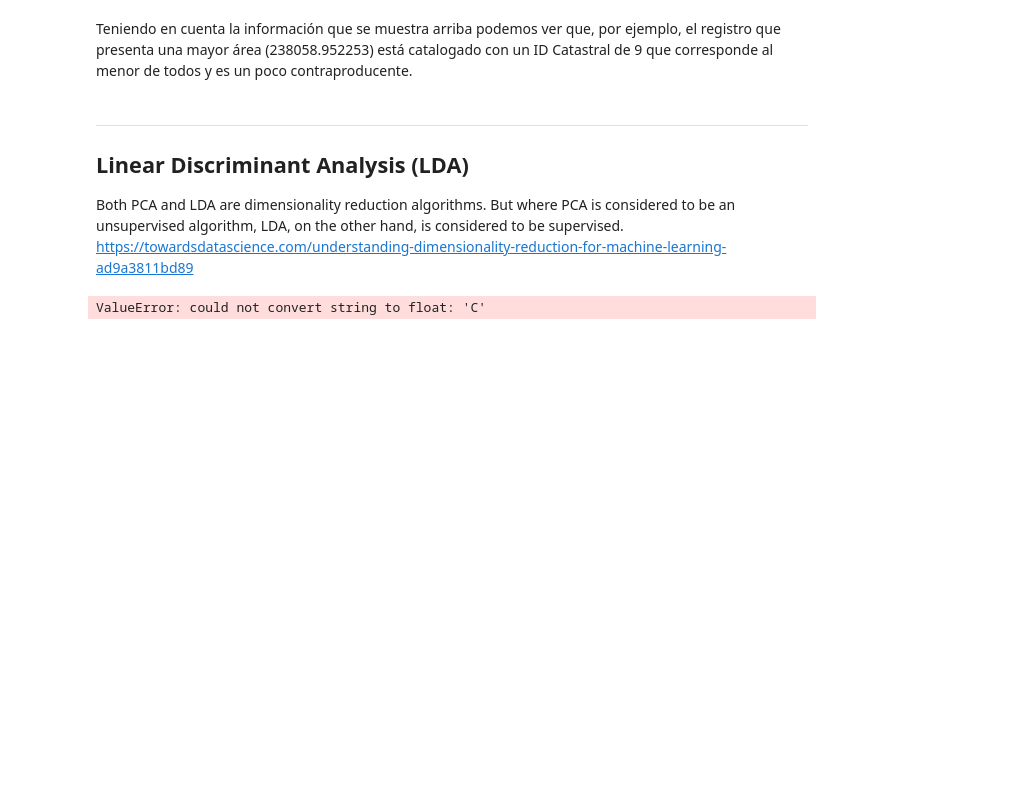
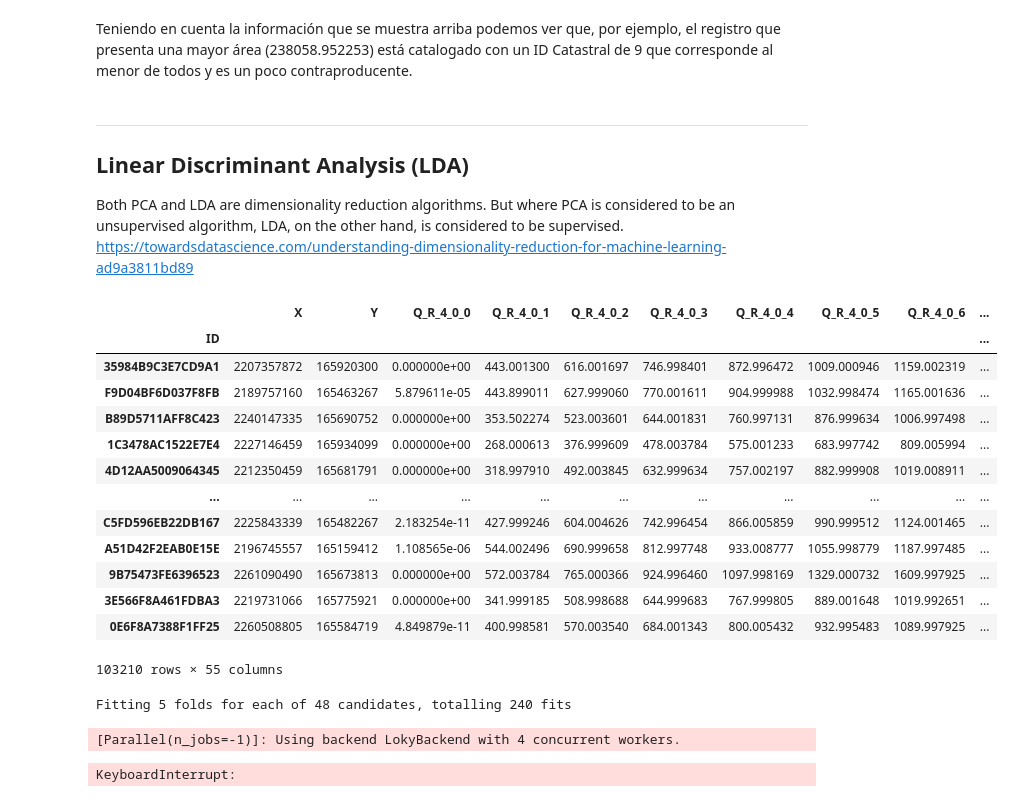
Before and after one commit to cifucg/minsait_land_classification, a Jupyter notebook: Analisis_exploratorio.ipynb, the cells around one changed output. Drawn from its saved outputs; the diff is of its cells as text; code cells hidden in the pictures; blank space fills up the shorter version.

```diff
--- a/Analisis_exploratorio.ipynb
+++ b/Analisis_exploratorio.ipynb
@@ -491,4 +504,7 @@ https://towardsdatascience.com/understanding-dimensionality-reduction-for-machin
 # %%
 from sklearn.preprocessing import StandardScaler
 from sklearn.discriminant_analysis import LinearDiscriminantAnalysis
+# %%
+df_minsait_copy = df_minsait.copy().dropna()
+df_minsait_copy.dropna(inplace=True)
 # %%
@@ -497,5 +517,26 @@ y = df_minsait['CLASE']
+# %%
+def process_cadastral_quality(df):
+    dic = {'A': '-2', 'B': '-1', 'C': '0', np.NaN: '10'}
+    df['CADASTRALQUALITYID'] = df['CADASTRALQUALITYID'].apply(lambda x: dic[x] if x in ['A', 'B', 'C', np.NaN] else x)
+    df['CADASTRALQUALITYID'] = df['CADASTRALQUALITYID'].astype(int)
+    return df
+process_cadastral_quality(df_minsait_copy)
+# %% [output]
+|  | X | Y | Q_R_4_0_0 | Q_R_4_0_1 | Q_R_4_0_2 | Q_R_4_0_3 | Q_R_4_0_4 | Q_R_4_0_5 | Q_R_4_0_6 | ... |
+| ID |  |  |  |  |  |  |  |  |  | ... |
+| 35984B9C3E7CD9A1 | 2207357872 | 165920300 | 0.000000e+00 | 443.001300 | 616.001697 | 746.998401 | 872.996472 | 1009.000946 | 1159.002319 | ... |
+| F9D04BF6D037F8FB | 2189757160 | 165463267 | 5.879611e-05 | 443.899011 | 627.999060 | 770.001611 | 904.999988 | 1032.998474 | 1165.001636 | ... |
+| B89D5711AFF8C423 | 2240147335 | 165690752 | 0.000000e+00 | 353.502274 | 523.003601 | 644.001831 | 760.997131 | 876.999634 | 1006.997498 | ... |
+| 1C3478AC1522E7E4 | 2227146459 | 165934099 | 0.000000e+00 | 268.000613 | 376.999609 | 478.003784 | 575.001233 | 683.997742 | 809.005994 | ... |
+| 4D12AA5009064345 | 2212350459 | 165681791 | 0.000000e+00 | 318.997910 | 492.003845 | 632.999634 | 757.002197 | 882.999908 | 1019.008911 | ... |
+| ... | ... | ... | ... | ... | ... | ... | ... | ... | ... | ... |
+| C5FD596EB22DB167 | 2225843339 | 165482267 | 2.183254e-11 | 427.999246 | 604.004626 | 742.996454 | 866.005859 | 990.999512 | 1124.001465 | ... |
+| A51D42F2EAB0E15E | 2196745557 | 165159412 | 1.108565e-06 | 544.002496 | 690.999658 | 812.997748 | 933.008777 | 1055.998779 | 1187.997485 | ... |
+| 9B75473FE6396523 | 2261090490 | 165673813 | 0.000000e+00 | 572.003784 | 765.000366 | 924.996460 | 1097.998169 | 1329.000732 | 1609.997925 | ... |
+| 3E566F8A461FDBA3 | 2219731066 | 165775921 | 0.000000e+00 | 341.999185 | 508.998688 | 644.999683 | 767.999805 | 889.001648 | 1019.992651 | ... |
+| 0E6F8A7388F1FF25 | 2260508805 | 165584719 | 4.849879e-11 | 400.998581 | 570.003540 | 684.001343 | 800.005432 | 932.995483 | 1089.997925 | ... |
+103210 rows × 55 columns
 # %%
 sc = StandardScaler()
-X = sc.fit_transform(X)
+X_train = sc.fit_transform(X_train)
+X_test = sc.transform(X_test)
-# %% [output]
-ValueError: could not convert string to float: 'C'
@@ -501,0 +549,16 @@ ValueError: could not convert string to float: 'C'
+# %%
+from sklearn.model_selection import GridSearchCV
+from sklearn.ensemble import RandomForestClassifier
+rfc_p_model = RandomForestClassifier(random_state=10)
+
+parameters = {'max_depth': [2, 5, 10, 15],
+             'n_estimators': [10, 20, 50, 100, 200, 500],
+             'criterion': ['gini', 'entropy'],
+             'class_weight': ['balanced']}
+
+GSR_p = GridSearchCV(rfc_p_model, parameters, cv=5, n_jobs=-1, scoring='accuracy', refit=True, verbose=1)
+GSR_p.fit(X_train, y_train)
+# %% [output]
+Fitting 5 folds for each of 48 candidates, totalling 240 fits
+[Parallel(n_jobs=-1)]: Using backend LokyBackend with 4 concurrent workers.
+KeyboardInterrupt:
```
Also changed, not shown: parts of 9 cells of this notebook.
